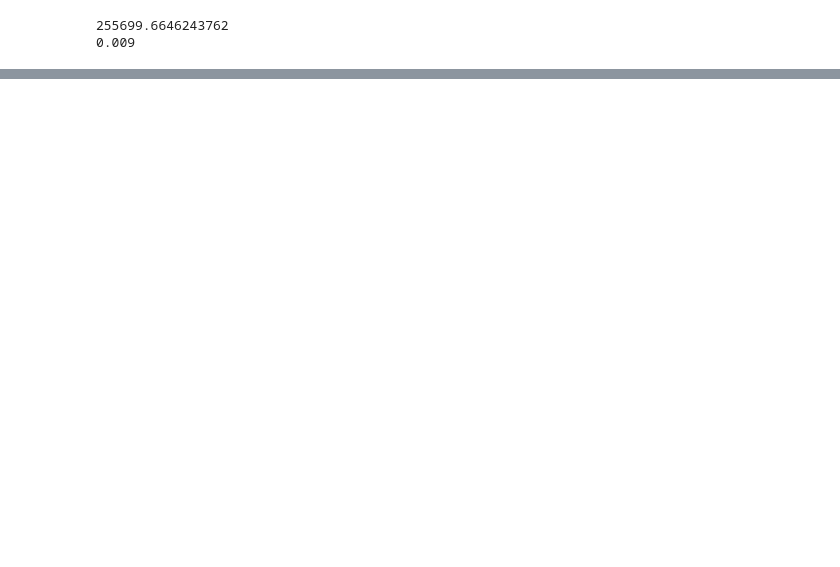
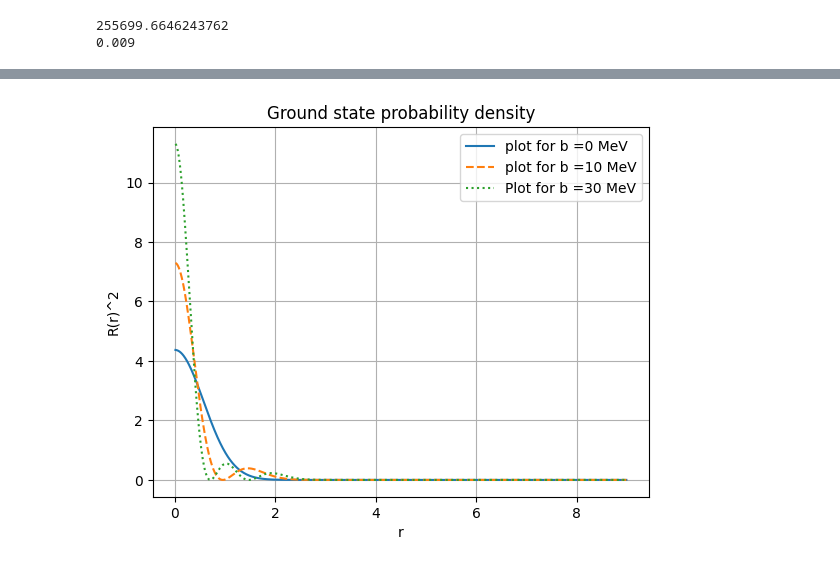
Before and after one commit to Pawani-NA34/quantum-mechanics, a Jupyter notebook: qm_TL7_cubicAnharmonic.ipynb, the cells around one changed output, grey strips where cells are left out. Cells and saved outputs as stored; diff of their text form; code cells hidden in the pictures; blank space fills up the shorter version.

```diff
--- a/qm_TL7_cubicAnharmonic.ipynb
+++ b/qm_TL7_cubicAnharmonic.ipynb
@@ -175,0 +165,13 @@ Ratio of (sigma_x * sigma_p)/(h_bar/2) : [1.15618196 3.00873707 4.8048027 ]
+# %%
+plt.plot(r_new, (gnd_state[:,0]/r_new)**2, label=f"plot for b ={0} MeV")
+plt.plot(r_new, (gnd_state[:,1]/r_new)**2, label=f"plot for b ={10} MeV", ls="--")
+plt.plot(r_new, (gnd_state[:,2]/r_new)**2, label=f"Plot for b ={30} MeV", ls=":")
+plt.legend()
+plt.xlabel("r")
+plt.ylabel("R(r)^2")
+#plt.ylim(-10,200)
+plt.title("Ground state probability density")
+plt.grid()
+plt.show()
+# %% [output]
+[figure, added]
```
Also changed, not shown: parts of 4 cells of this notebook.
